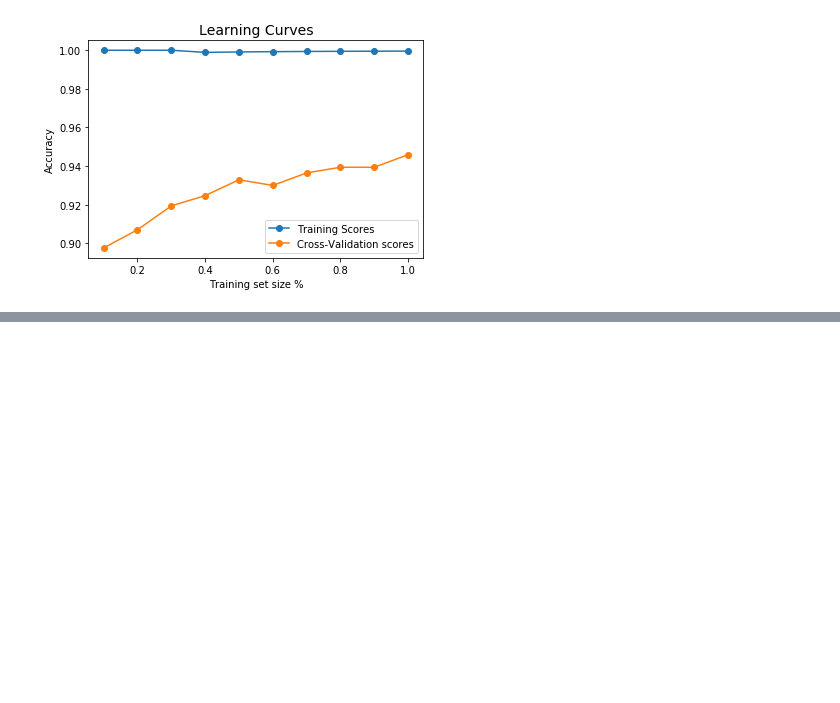
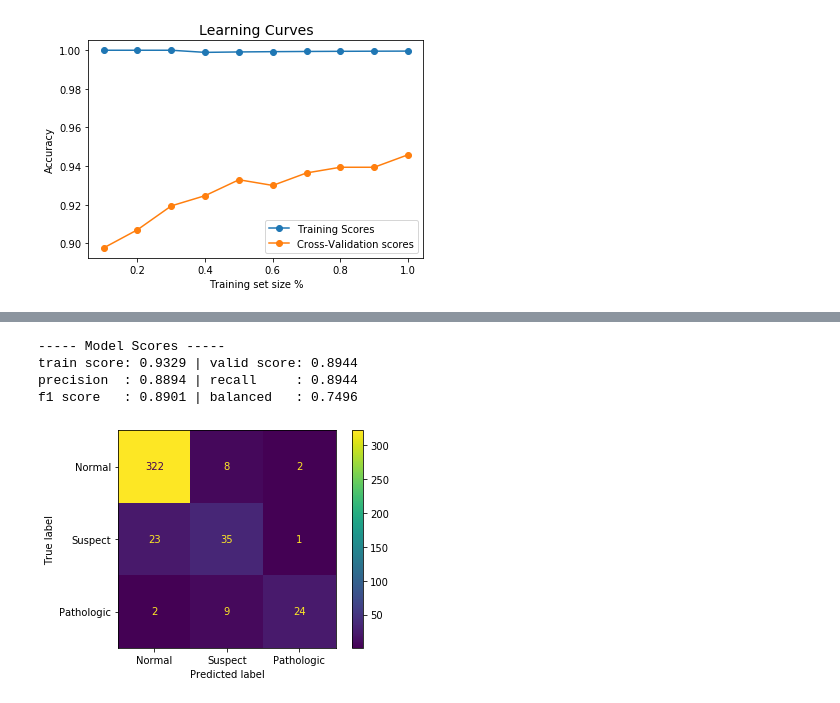
Before and after one commit to moaaztaha/Machine-Learning-Assignment, a Jupyter notebook: CTG Classification.ipynb, the cells around one changed output, grey strips where cells are left out. Drawn from its saved outputs; the diff is of its cells as text; code cells hidden in the pictures; blank space fills up the shorter version.

```diff
--- a/CTG Classification.ipynb
+++ b/CTG Classification.ipynb
@@ -539,25 +540,27 @@ The reason for using **StandardScaler** and not **MinMaxScaler** is that **MinMa
 # %%
 #input the modified df
 #output the data splits ready to model
-def prepare_df(df):
+def prepare_df(df, verbose=True):
     # getting the features and targets
     x = df.iloc[:, :-1]
     y = df['NSP']
 
     # using stratify to handle unbalanced classes while splitting the data
     x_train, x_valid, y_train, y_valid = train_test_split(x, y, test_size=0.2, stratify=y, random_state=42)
-    print('----- Data Splits Summary -----')
-    print(f'train size: {x_train.shape[0]} | valid size: {x_valid.shape[0]}')
 
-    # percentage of each class in train and valid
-    print('\nPercentage of classes in the train dataset:')
-    target_classes = [1., 2., 3.]
-    for i in target_classes:
-        print(f'Class {i}: {(y_train==i).sum()/y_train.shape[0]:.3f}')
+    if verbose:
+        print('----- Data Splits Summary -----')
+        print(f'train size: {x_train.shape[0]} | valid size: {x_valid.shape[0]}')
 
-    print('\nPercentage of classes in the valid dataset:')
-    for i in target_classes:
-        print(f'Class {i}: {(y_valid==i).sum()/y_valid.shape[0]:.3f}')
+        # percentage of each class in train and valid
+        print('\nPercentage of classes in the train dataset:')
+        target_classes = [1., 2., 3.]
+        for i in target_classes:
+            print(f'Class {i}: {(y_train==i).sum()/y_train.shape[0]:.3f}')
+
+        print('\nPercentage of classes in the valid dataset:')
+        for i in target_classes:
+            print(f'Class {i}: {(y_valid==i).sum()/y_valid.shape[0]:.3f}')
 
     return x_train, y_train, x_valid, y_valid
 # %%
@@ -836,0 +843,3 @@ plt.show()
+# %%
+# get the data splits before removing any feature
+x_train, y_train, x_valid, y_valid = prepare_df(df)
@@ -836,0 +859,10 @@ plt.show()
+# %%
+# The model after removing non-important features
+knn = KNeighborsClassifier()
+knn = fit_model(knn, x_train, y_train, x_valid, y_valid)
+# %% [output]
+----- Model Scores -----
+train score: 0.9329 | valid score: 0.8944
+precision  : 0.8894 | recall     : 0.8944
+f1 score   : 0.8901 | balanced   : 0.7496
+[figure, added]
```
Also changed, not shown: parts of 17 cells of this notebook.
